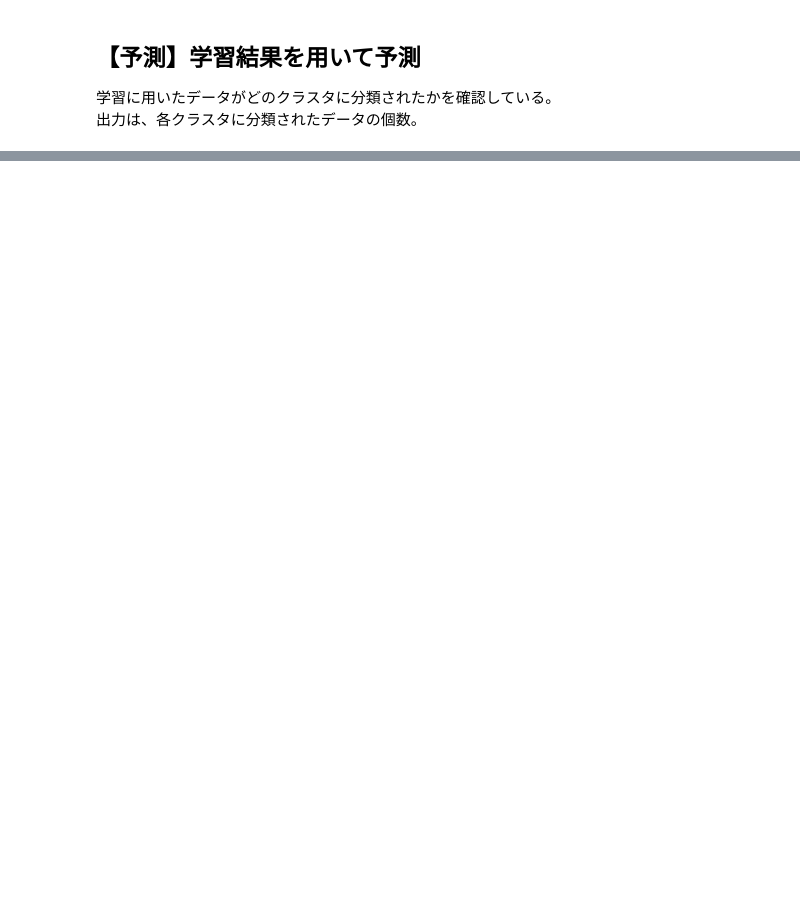
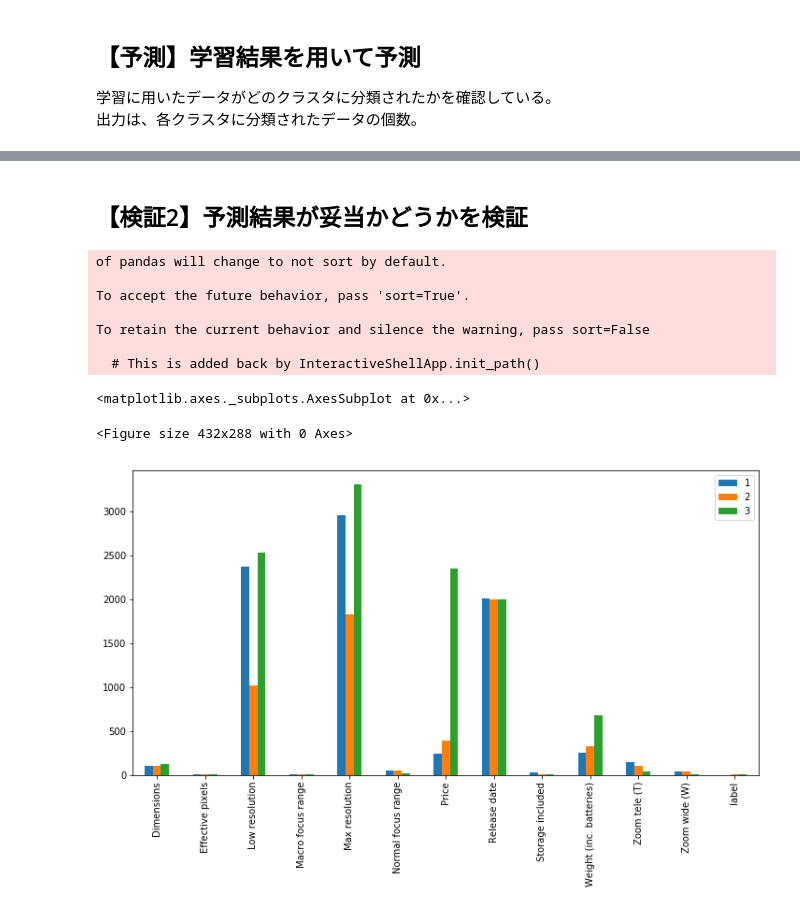
Before and after one commit to daring-board/clustering_practice, a Jupyter notebook: CameraDataClustering.ipynb, the cells around one changed output, grey strips where cells are left out. Cells and saved outputs as stored; diff of their text form; code cells hidden in the pictures; blank space fills up the shorter version.

```diff
--- a/CameraDataClustering.ipynb
+++ b/CameraDataClustering.ipynb
@@ -127,0 +105,28 @@ for label in np.arange(0, num_cl):
+# %% [markdown]
+## 【検証2】予測結果が妥当かどうかを検証
+# %%
+labels = pd.DataFrame(y_km, columns=['label'])
+ret_df = pd.concat([train_df, labels], axis=1)
+ret_df.head()
+
+plt.figure()
+
+whole = pd.DataFrame()
+for label in range(num_cl):
+    if label == 0: continue
+    tmp_df = ret_df[ret_df['label']==label]
+    whole = pd.concat([whole, tmp_df.describe().loc['mean']], axis=1)
+whole.columns = ['%d'%idx for idx in range(1, num_cl)]
+# whole.drop('label', axis=1)
+whole.plot.bar(figsize=(12, 6))
+# %% [output]
+of pandas will change to not sort by default.
+
+To accept the future behavior, pass 'sort=True'.
+
+To retain the current behavior and silence the warning, pass sort=False
+
+  # This is added back by InteractiveShellApp.init_path()
+<matplotlib.axes._subplots.AxesSubplot at 0x...>
+<Figure size 432x288 with 0 Axes>
+[figure, added]
```
Also changed, not shown: parts of 7 cells of this notebook, 3 other files.
